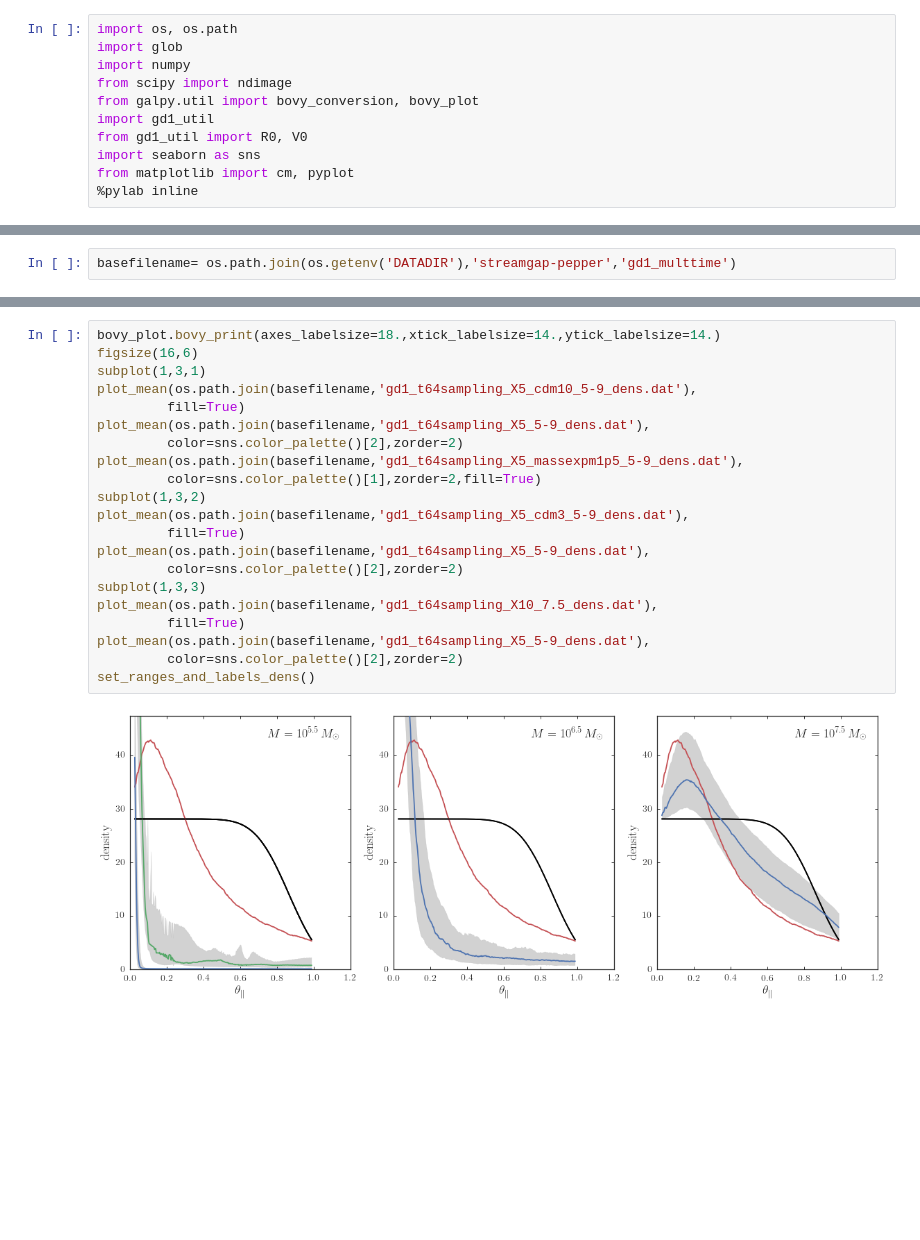
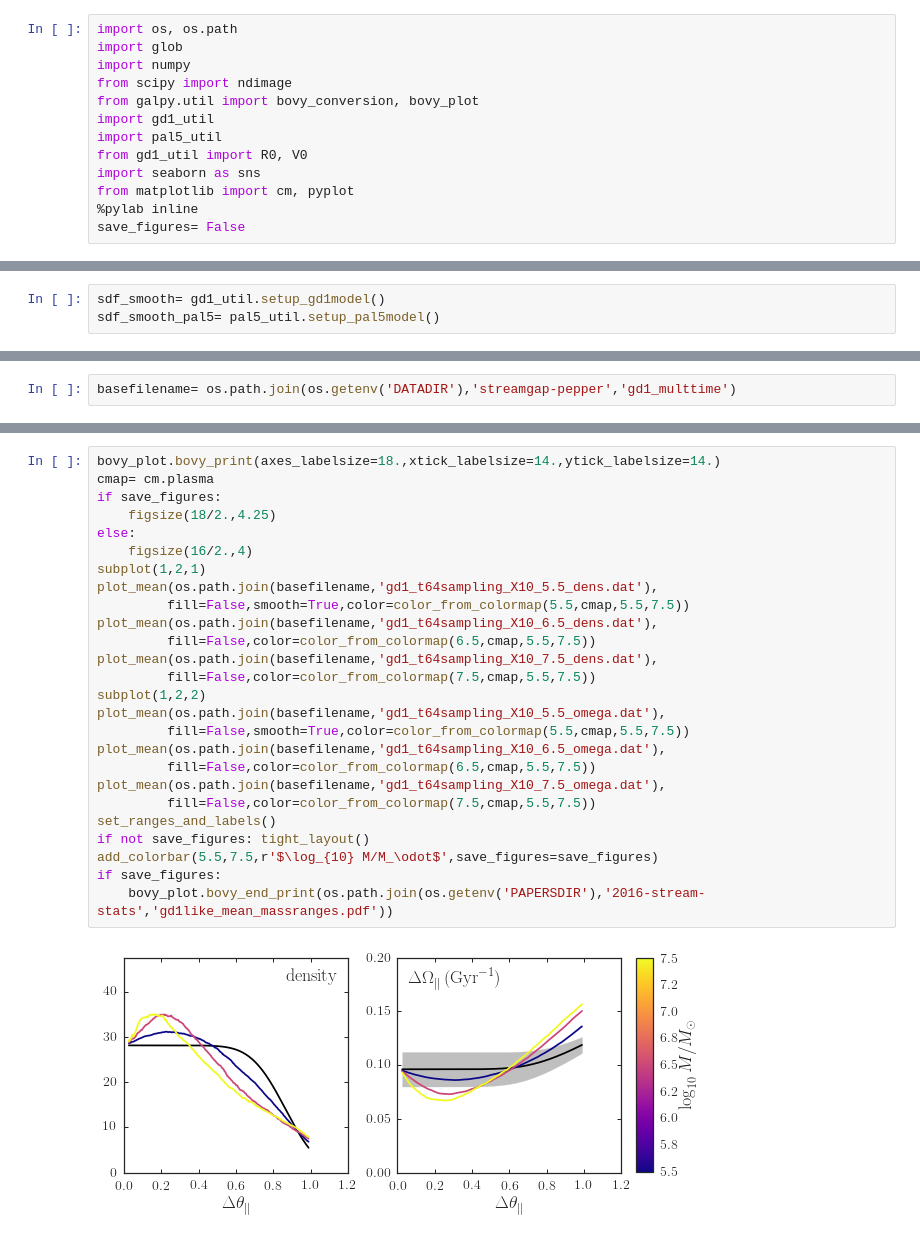
Before and after one commit to jobovy/streamgap-pepper, a Jupyter notebook: meanStreamPathDiffs.ipynb, the cells around one changed output, grey strips where cells are left out. Saved outputs shown, nothing was run; the diff lists cells and outputs as text; blank space fills up the shorter version.

Commit message:
Some figures of the median deviations

```diff
--- a/meanStreamPathDiffs.ipynb
+++ b/meanStreamPathDiffs.ipynb
@@ -23,10 +23,12 @@ import numpy
 from scipy import ndimage
 from galpy.util import bovy_conversion, bovy_plot
 import gd1_util
+import pal5_util
 from gd1_util import R0, V0
 import seaborn as sns
 from matplotlib import cm, pyplot
 %pylab inline
+save_figures= False
 # %% [output]
 Populating the interactive namespace from numpy and matplotlib
 # %% [markdown]
@@ -35,0 +36,3 @@ We compute the median deviation from the smooth mean-frequency path and the medi
+# %%
+sdf_smooth= gd1_util.setup_gd1model()
+sdf_smooth_pal5= pal5_util.setup_pal5model()
@@ -157,23 +130,28 @@ set_ranges_and_labels_dens()
-# %%
-bovy_plot.bovy_print(axes_labelsize=18.,xtick_labelsize=14.,ytick_labelsize=14.)
-figsize(16,6)
-subplot(1,3,1)
-plot_mean(os.path.join(basefilename,'gd1_t64sampling_X5_cdm10_5-9_dens.dat'),
-         fill=True)
-plot_mean(os.path.join(basefilename,'gd1_t64sampling_X5_5-9_dens.dat'),
-         color=sns.color_palette()[2],zorder=2)
-plot_mean(os.path.join(basefilename,'gd1_t64sampling_X5_massexpm1p5_5-9_dens.dat'),
-         color=sns.color_palette()[1],zorder=2,fill=True)
-subplot(1,3,2)
-plot_mean(os.path.join(basefilename,'gd1_t64sampling_X5_cdm3_5-9_dens.dat'),
-         fill=True)
-plot_mean(os.path.join(basefilename,'gd1_t64sampling_X5_5-9_dens.dat'),
-         color=sns.color_palette()[2],zorder=2)
-subplot(1,3,3)
-plot_mean(os.path.join(basefilename,'gd1_t64sampling_X10_7.5_dens.dat'),
-         fill=True)
-plot_mean(os.path.join(basefilename,'gd1_t64sampling_X5_5-9_dens.dat'),
-         color=sns.color_palette()[2],zorder=2)
-set_ranges_and_labels_dens()
-# %% [output]
-[figure, removed]
+# %%
+bovy_plot.bovy_print(axes_labelsize=18.,xtick_labelsize=14.,ytick_labelsize=14.)
+cmap= cm.plasma
+if save_figures:
+    figsize(18/2.,4.25)
+else:
+    figsize(16/2.,4)
+subplot(1,2,1)
+plot_mean(os.path.join(basefilename,'gd1_t64sampling_X10_5.5_dens.dat'),
+         fill=False,smooth=True,color=color_from_colormap(5.5,cmap,5.5,7.5))
+plot_mean(os.path.join(basefilename,'gd1_t64sampling_X10_6.5_dens.dat'),
+         fill=False,color=color_from_colormap(6.5,cmap,5.5,7.5))
+plot_mean(os.path.join(basefilename,'gd1_t64sampling_X10_7.5_dens.dat'),
+         fill=False,color=color_from_colormap(7.5,cmap,5.5,7.5))
+subplot(1,2,2)
+plot_mean(os.path.join(basefilename,'gd1_t64sampling_X10_5.5_omega.dat'),
+         fill=False,smooth=True,color=color_from_colormap(5.5,cmap,5.5,7.5))
+plot_mean(os.path.join(basefilename,'gd1_t64sampling_X10_6.5_omega.dat'),
+         fill=False,color=color_from_colormap(6.5,cmap,5.5,7.5))
+plot_mean(os.path.join(basefilename,'gd1_t64sampling_X10_7.5_omega.dat'),
+         fill=False,color=color_from_colormap(7.5,cmap,5.5,7.5))
+set_ranges_and_labels()
+if not save_figures: tight_layout()
+add_colorbar(5.5,7.5,r'$\log_{10} M/M_\odot$',save_figures=save_figures)
+if save_figures:
+    bovy_plot.bovy_end_print(os.path.join(os.getenv('PAPERSDIR'),'2016-stream-stats','gd1like_mean_massranges.pdf'))
+# %% [output]
+[figure, added]
```
Also changed, not shown: parts of 10 cells of this notebook.
